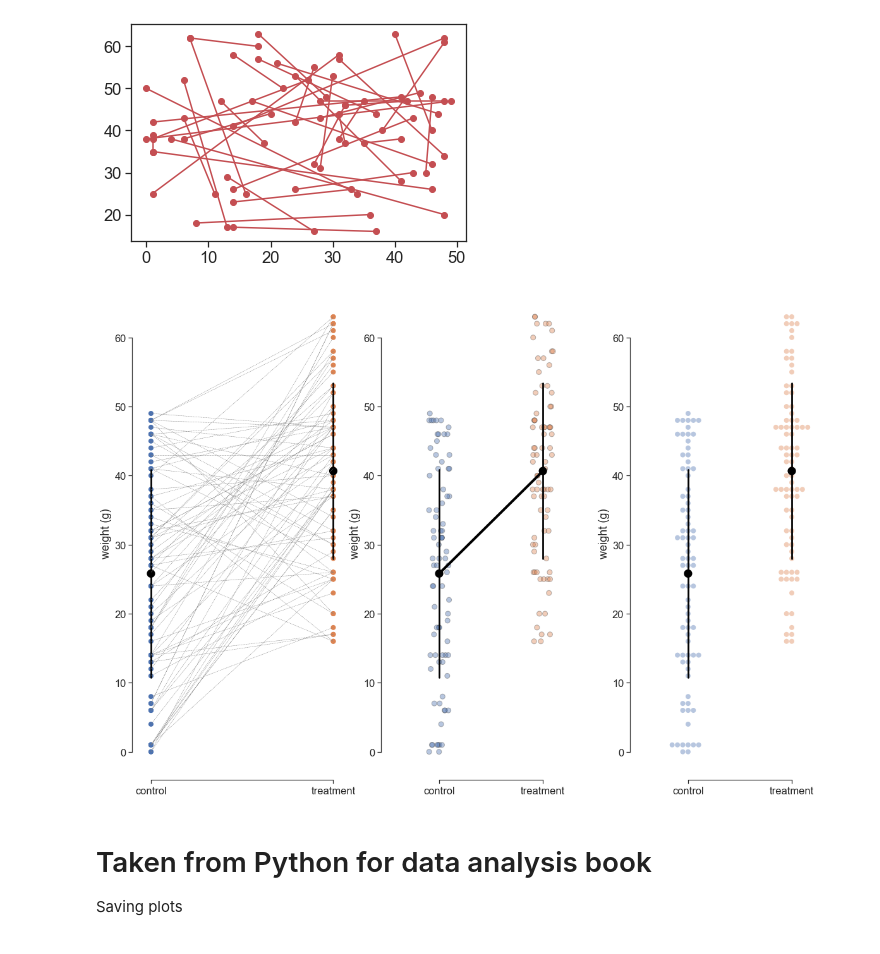
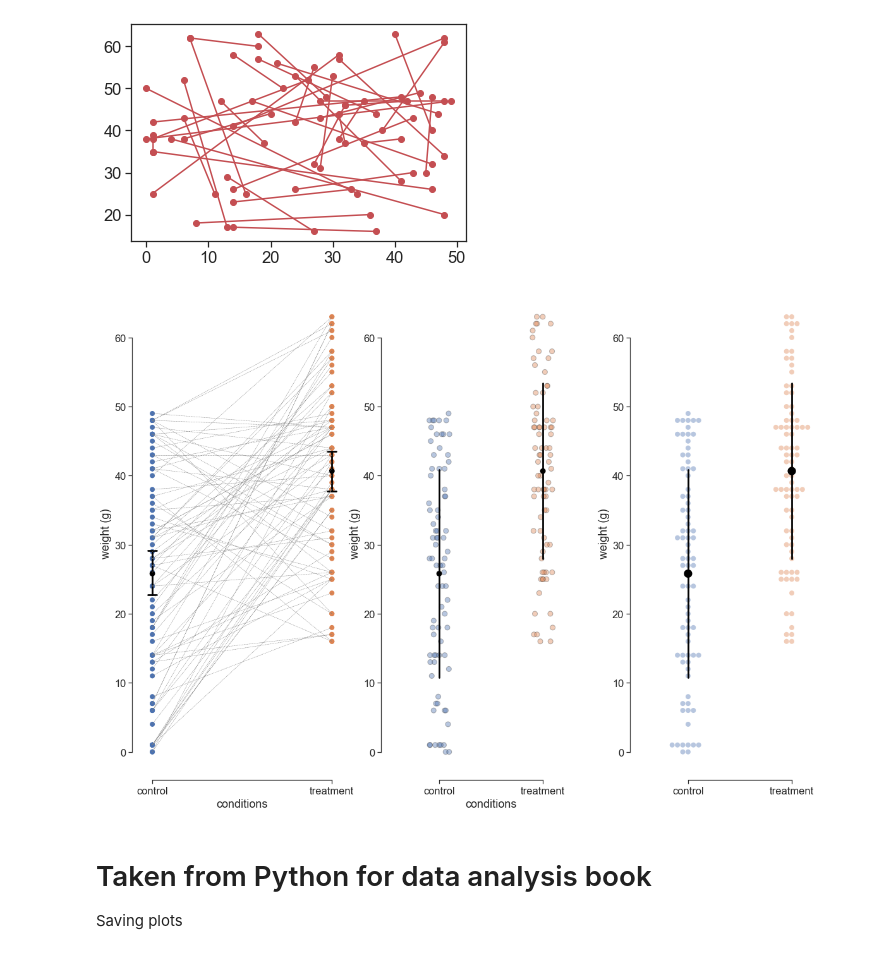
Before and after one commit to jorvlan/scripts, a Jupyter notebook: Python/Elaborate plotting in Python.ipynb, the cells around one changed output. Drawn from its saved outputs; the diff is of its cells as text; code cells hidden in the pictures.

```diff
--- a/Python/Elaborate plotting in Python.ipynb
+++ b/Python/Elaborate plotting in Python.ipynb
@@ -109,41 +108,41 @@ sns.set_style("ticks")
 fig = plt.figure(figsize=(20,14))
 ax1 = fig.add_subplot(131)
 sns.stripplot(x="variable", y="value", data=data_long, dodge=False, jitter=False, alpha=1, zorder=1, size=8)
-sns.pointplot(x='variable', y='value', ci='sd', data=data_long, join=False, scale=1.5, zorder=100, color='black')
-ax1.set_xlabel('')
+sns.pointplot(x='variable', y='value', ci=95, data=data_long, join=False, scale=1, zorder=100, color='black', capsize = 0.05) # This computes the default confidence intervals of 95 %.
+ax1.set_xlabel('conditions')
 ax1.set_ylabel('weight (g)')
 sns.despine(offset=10, trim=True)
 #Add lines by manually selecting each value
 #plt.plot([8, 18], linewidth=1, color = 'grey')
 #plt.plot([36, 20], linewidth=1, color = 'grey')
 
 #However, this can be done automatically with the following code (took 2 hours to find out..)
 #plt.plot([data.iloc[:,0], data.iloc[:,1]]) #This gives each line a different color
 plt.plot([data.iloc[:,0], data.iloc[:,1]], color = 'grey', linewidth = 0.5, linestyle = '--') #play with these settings (also see: https://matplotlib.org/api/pyplot_api.html)
 
 
 
 # Plot using stripplot for subject data with jitter and dodge
 sns.set(font_scale=1.5)
 sns.set_style("ticks")
 ax1 = fig.add_subplot(132)
 sns.stripplot(x="variable", y="value", data=data_long, dodge=True, jitter=True, alpha=.40, zorder=1, size=8, linewidth = 1)
-sns.pointplot(x='variable', y='value', ci='sd', data=data_long, join=True, scale=1.5, zorder=100, color='black')
-ax1.set_xlabel('')
+sns.pointplot(x='variable', y='value', ci='sd',data=data_long, join=False, scale=1, zorder=100, color='black')
+ax1.set_xlabel('conditions')
 ax1.set_ylabel('weight (g)')
 sns.despine(offset=10, trim=True)
 
 
 #Plot using swarmplot for subject data
 ax2 = fig.add_subplot(133)
 sns.swarmplot(x='variable', y="value", data=data_long, alpha=0.40, zorder=1, size=8)
 sns.pointplot(x='variable', y='value', ci='sd', data=data_long, join=False, scale=1.5, zorder=100, color='black')
 ax2.set_xlabel('')
 ax2.set_ylabel('weight (g)')
 sns.despine(offset=10, trim=True)
-plt.savefig('/Users/jordyvanlangen/Stats_thinking_21/fig1.jpg', dpi = 400, bbox_inches = 'tight')
+plt.savefig('/Users/jordyvanlangen/Stats_thinking_21/fig2.jpg', dpi = 400, bbox_inches = 'tight')
 # %% [output]
-[figure, old version]
+[figure, new version]
 # %% [markdown]
 # Taken from Python for data analysis book
 Saving plots
```
Also changed, not shown: parts of 12 cells of this notebook, 4 other files.
